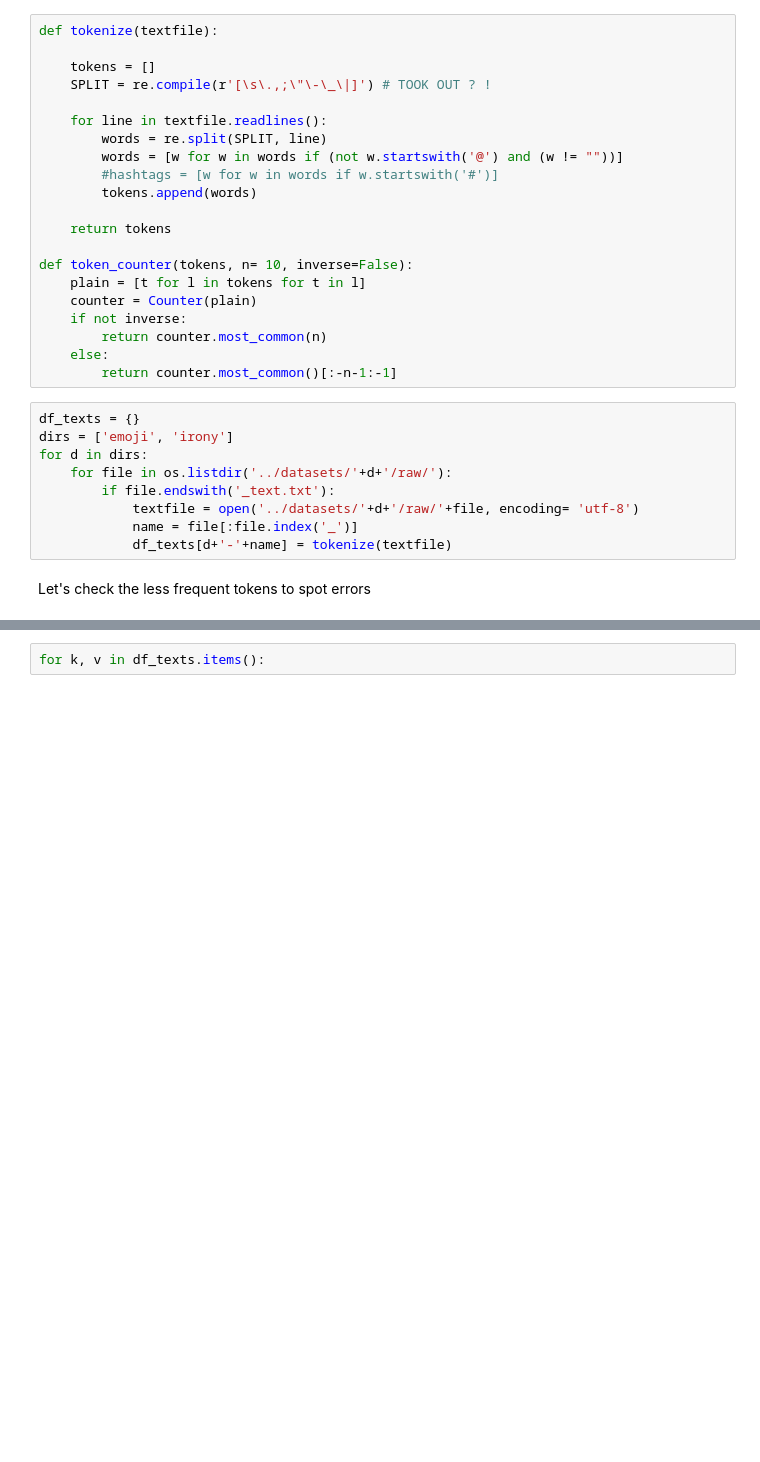
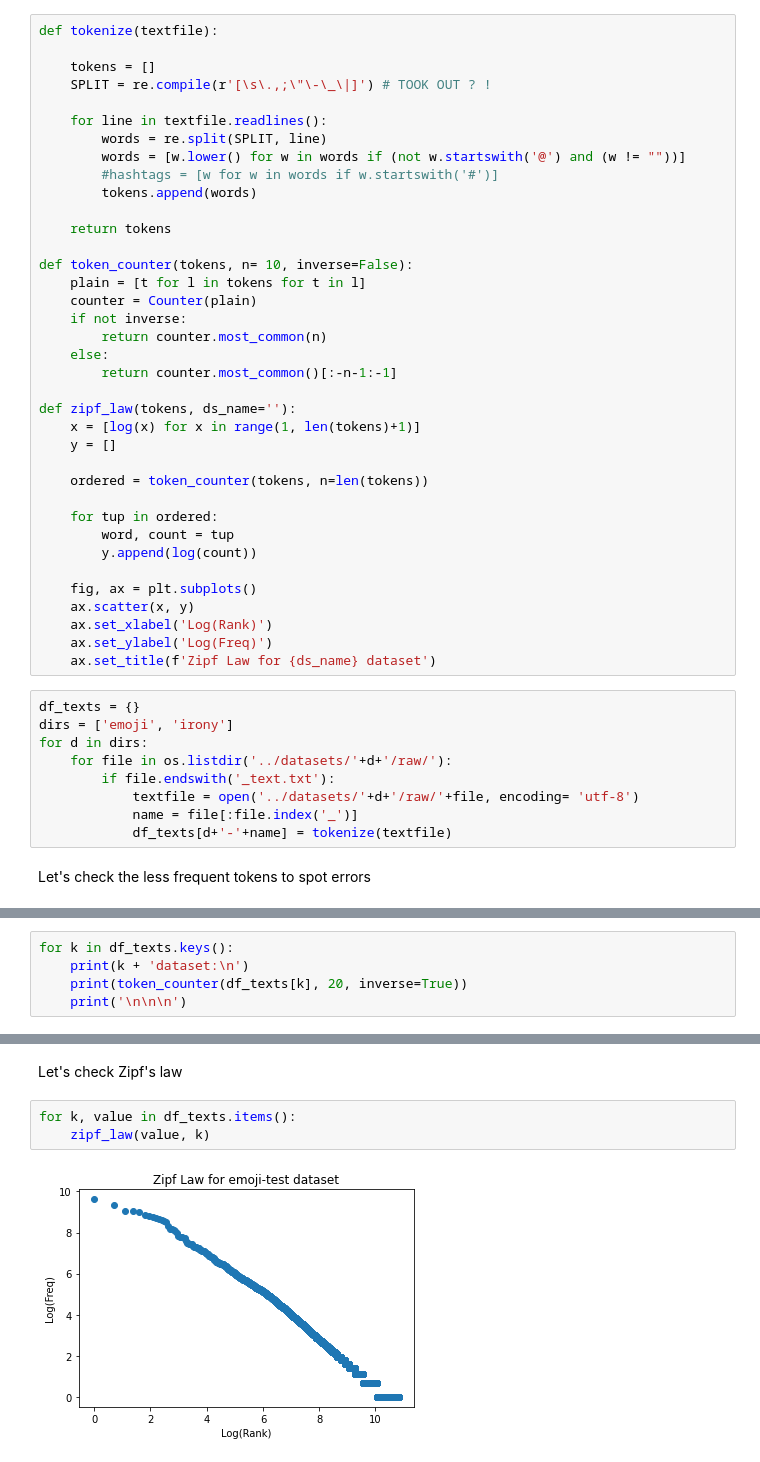
Before and after one commit to dmdequin/fyp2021p4g03, a Jupyter notebook: notebooks/Untitled.ipynb, the cells around one changed output, grey strips where cells are left out. Cells and saved outputs as stored; diff of their text form; blank space fills up the shorter version.

Commit message:
Check Zipf Law for all datasets

```diff
--- a/notebooks/Untitled.ipynb
+++ b/notebooks/Untitled.ipynb
@@ -19,7 +21,7 @@ def tokenize(textfile):
 
     for line in textfile.readlines():
         words = re.split(SPLIT, line)
-        words = [w for w in words if (not w.startswith('@') and (w != ""))]
+        words = [w.lower() for w in words if (not w.startswith('@') and (w != ""))]
         #hashtags = [w for w in words if w.startswith('#')]
         tokens.append(words)
 
@@ -32,6 +34,22 @@ def token_counter(tokens, n= 10, inverse=False):
         return counter.most_common(n)
     else:
         return counter.most_common()[:-n-1:-1]
+
+def zipf_law(tokens, ds_name=''):
+    x = [log(x) for x in range(1, len(tokens)+1)]
+    y = []
+
+    ordered = token_counter(tokens, n=len(tokens))
+
+    for tup in ordered:
+        word, count = tup
+        y.append(log(count))
+
+    fig, ax = plt.subplots()
+    ax.scatter(x, y)
+    ax.set_xlabel('Log(Rank)')
+    ax.set_ylabel('Log(Freq)')
+    ax.set_title(f'Zipf Law for {ds_name} dataset')
 # %%
 df_texts = {}
 dirs = ['emoji', 'irony']
@@ -72,0 +64,5 @@ token_counter(df_texts['emoji-test'], 20, inverse=True)
+# %%
+for k in df_texts.keys():
+    print(k + 'dataset:\n')
+    print(token_counter(df_texts[k], 20, inverse=True))
+    print('\n\n\n')
@@ -73,2 +87,7 @@ token_counter(df_texts['emoji-test'], 20, inverse=True)
+# %% [markdown]
+Let's check Zipf's law
 # %%
-for k, v in df_texts.items():
+for k, value in df_texts.items():
+    zipf_law(value, k)
+# %% [output]
+[figure, added]
```
Also changed, not shown: parts of 5 cells of this notebook.
